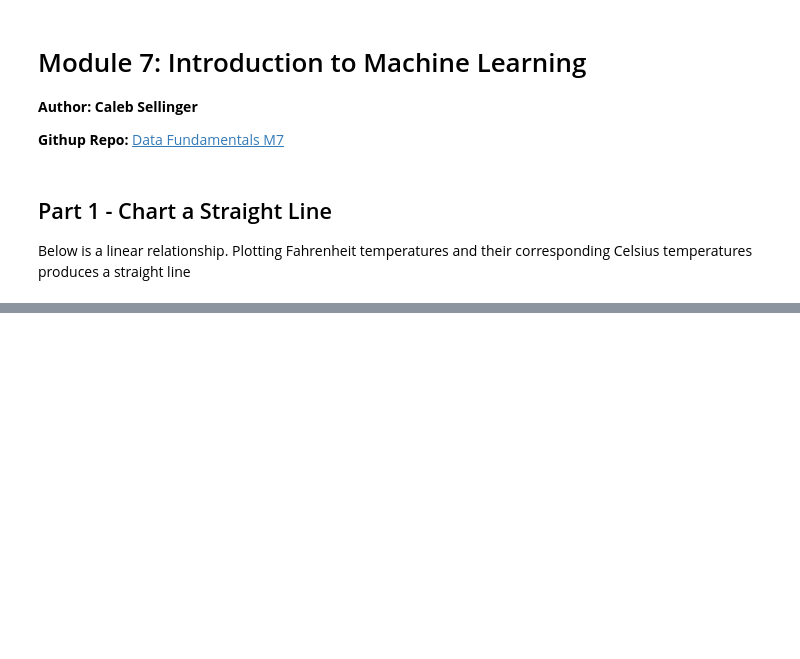
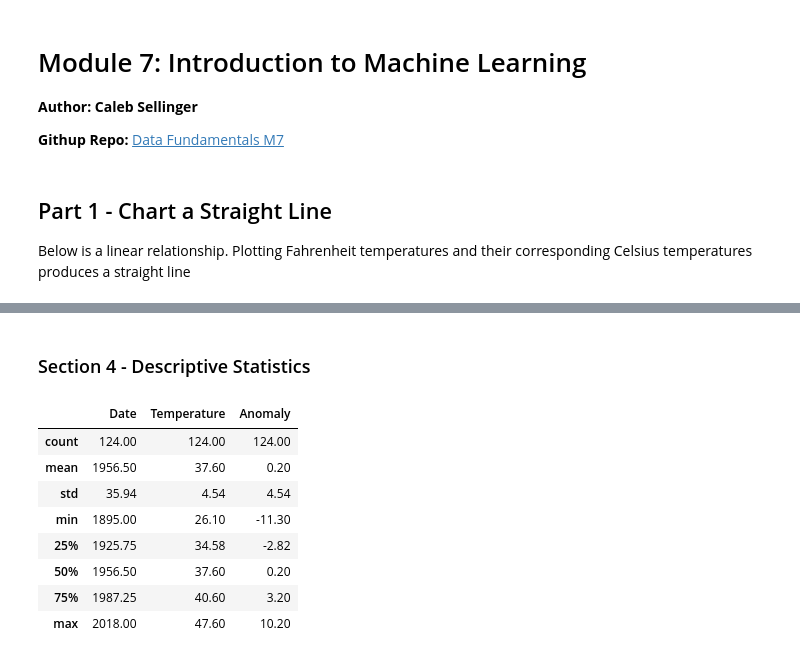
Before and after one commit to crsellinger/datafun-07-ml, a Jupyter notebook: cselling_ml.ipynb, the cells around one changed output, grey strips where cells are left out. Drawn from its saved outputs; the diff is of its cells as text; code cells hidden in the pictures; blank space fills up the shorter version.

```diff
--- a/cselling_ml.ipynb
+++ b/cselling_ml.ipynb
@@ -23,0 +76,15 @@ y_label = axes.set_ylabel('Celsius')
+# %% [markdown]
+### Section 4 - Descriptive Statistics
+# %%
+pd.set_option('display.precision', 2)
+nyc_df.describe()
+# %% [output]
+|  | Date | Temperature | Anomaly |
+| count | 124.00 | 124.00 | 124.00 |
+| mean | 1956.50 | 37.60 | 0.20 |
+| std | 35.94 | 4.54 | 4.54 |
+| min | 1895.00 | 26.10 | -11.30 |
+| 25% | 1925.75 | 34.58 | -2.82 |
+| 50% | 1956.50 | 37.60 | 0.20 |
+| 75% | 1987.25 | 40.60 | 3.20 |
+| max | 2018.00 | 47.60 | 10.20 |
```
Also changed, not shown: parts of 18 cells of this notebook, 1 other file.
